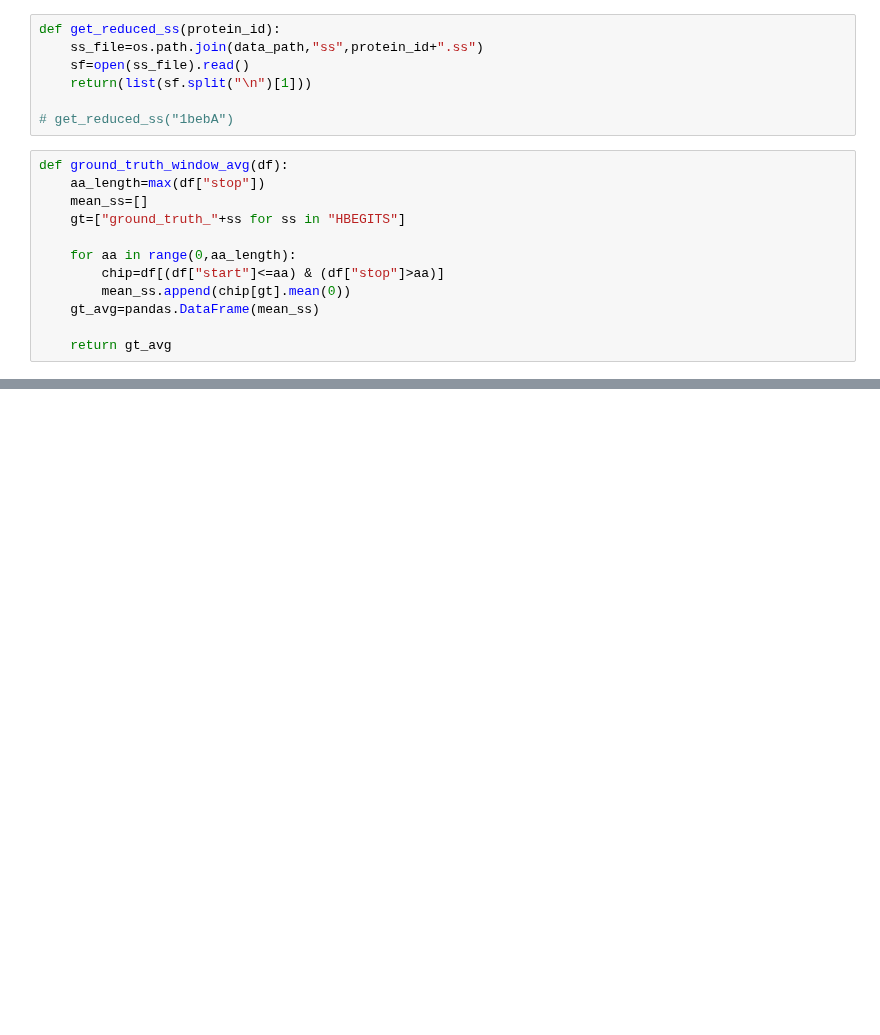
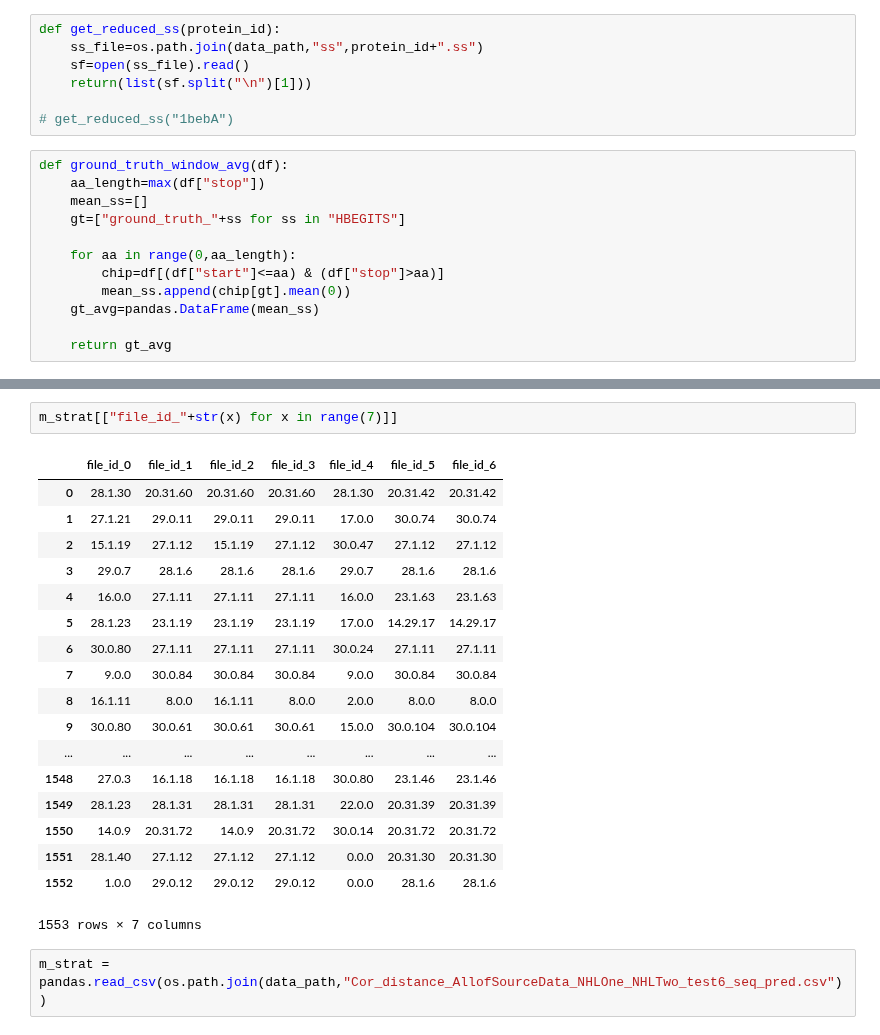
Before and after one commit to koneill1994/Protein_TDA_Analysis, a Jupyter notebook: Visualizer_prototype.ipynb, the cells around one changed output, grey strips where cells are left out. Saved outputs shown, nothing was run; the diff lists cells and outputs as text; blank space fills up the shorter version.

```diff
--- a/Visualizer_prototype.ipynb
+++ b/Visualizer_prototype.ipynb
@@ -862,0 +813,23 @@ prediction_df
+# %%
+m_strat[["file_id_"+str(x) for x in range(7)]]
+# %% [output]
+|  | file_id_0 | file_id_1 | file_id_2 | file_id_3 | file_id_4 | file_id_5 | file_id_6 |
+| 0 | 28.1.30 | 20.31.60 | 20.31.60 | 20.31.60 | 28.1.30 | 20.31.42 | 20.31.42 |
+| 1 | 27.1.21 | 29.0.11 | 29.0.11 | 29.0.11 | 17.0.0 | 30.0.74 | 30.0.74 |
+| 2 | 15.1.19 | 27.1.12 | 15.1.19 | 27.1.12 | 30.0.47 | 27.1.12 | 27.1.12 |
+| 3 | 29.0.7 | 28.1.6 | 28.1.6 | 28.1.6 | 29.0.7 | 28.1.6 | 28.1.6 |
+| 4 | 16.0.0 | 27.1.11 | 27.1.11 | 27.1.11 | 16.0.0 | 23.1.63 | 23.1.63 |
+| 5 | 28.1.23 | 23.1.19 | 23.1.19 | 23.1.19 | 17.0.0 | 14.29.17 | 14.29.17 |
+| 6 | 30.0.80 | 27.1.11 | 27.1.11 | 27.1.11 | 30.0.24 | 27.1.11 | 27.1.11 |
+| 7 | 9.0.0 | 30.0.84 | 30.0.84 | 30.0.84 | 9.0.0 | 30.0.84 | 30.0.84 |
+| 8 | 16.1.11 | 8.0.0 | 16.1.11 | 8.0.0 | 2.0.0 | 8.0.0 | 8.0.0 |
+| 9 | 30.0.80 | 30.0.61 | 30.0.61 | 30.0.61 | 15.0.0 | 30.0.104 | 30.0.104 |
+| ... | ... | ... | ... | ... | ... | ... | ... |
+| 1548 | 27.0.3 | 16.1.18 | 16.1.18 | 16.1.18 | 30.0.80 | 23.1.46 | 23.1.46 |
+| 1549 | 28.1.23 | 28.1.31 | 28.1.31 | 28.1.31 | 22.0.0 | 20.31.39 | 20.31.39 |
+| 1550 | 14.0.9 | 20.31.72 | 14.0.9 | 20.31.72 | 30.0.14 | 20.31.72 | 20.31.72 |
+| 1551 | 28.1.40 | 27.1.12 | 27.1.12 | 27.1.12 | 0.0.0 | 20.31.30 | 20.31.30 |
+| 1552 | 1.0.0 | 29.0.12 | 29.0.12 | 29.0.12 | 0.0.0 | 28.1.6 | 28.1.6 |
+1553 rows × 7 columns
+# %%
+m_strat = pandas.read_csv(os.path.join(data_path,"Cor_distance_AllofSourceData_NHLOne_NHLTwo_test6_seq_pred.csv"))
```
Also changed, not shown: parts of 12 cells of this notebook.
